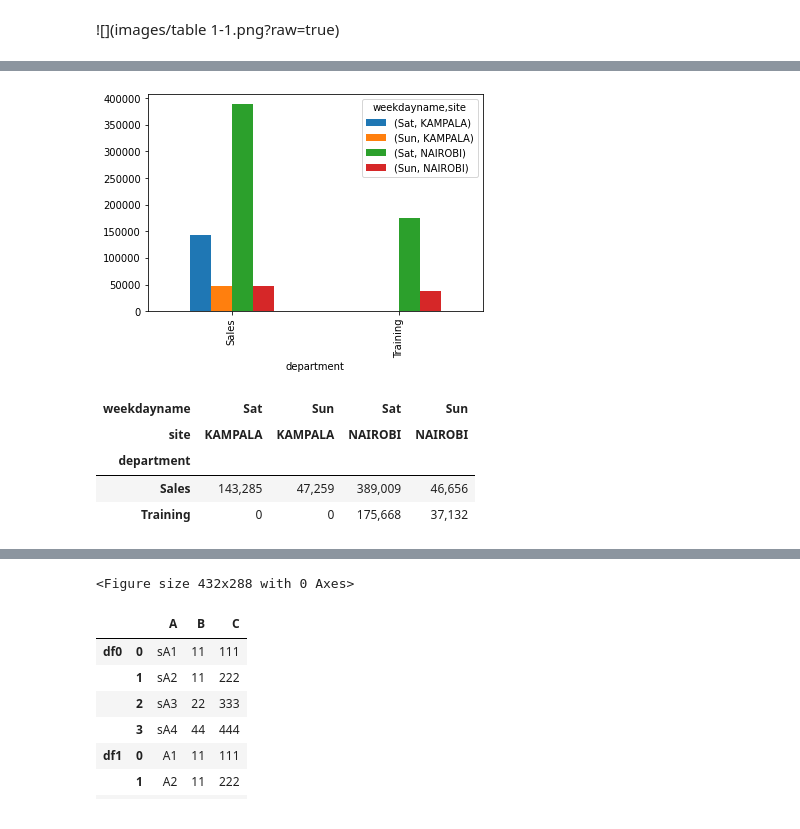
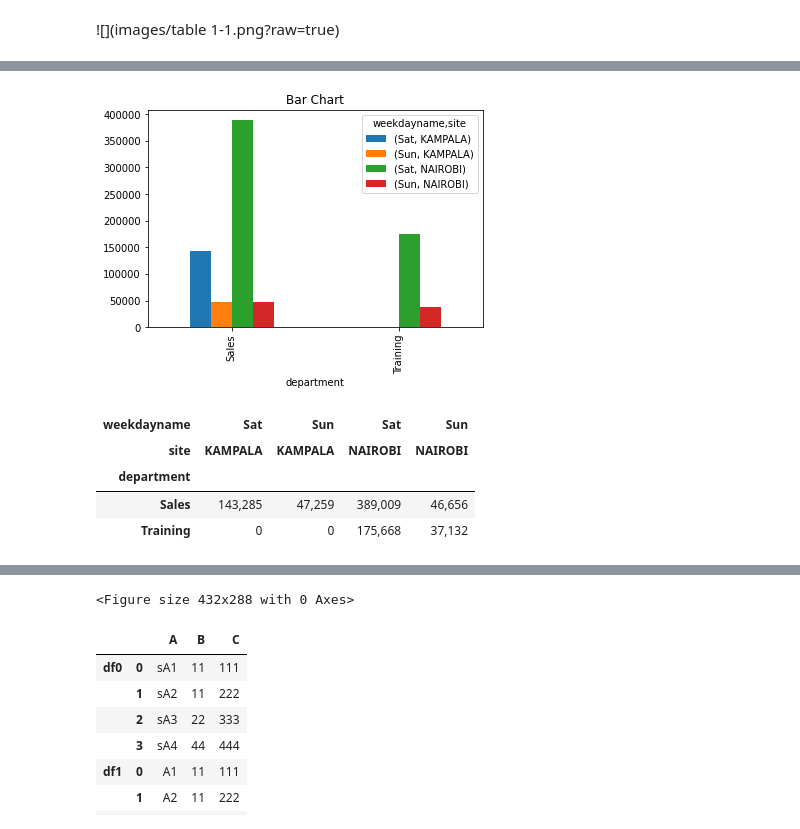
Before and after one commit to rorama/Data-Science-with-Python-Tips, a Jupyter notebook: tips_pandas.ipynb, the cells around one changed output, grey strips where cells are left out. Saved outputs shown, nothing was run; the diff lists cells and outputs as text; code cells hidden in the pictures.

```diff
--- a/tips_pandas.ipynb
+++ b/tips_pandas.ipynb
@@ -43,7 +43,7 @@ def format_df(df, caption=''):
 
     df.set_table_styles([{'selector':'','props':[('border','4px solid grey !important')]}], overwrite=False) #outer border
     df.set_table_styles([{'selector':'td, th','props':[('vertical-align', 'top'), ('width', '100px')]}], overwrite=False)
-    df.set_table_styles([{'selector':'th, .col_heading, .row_heading, .index_name', 'props':[('background-color', '#E0F5F8'), ('text-align', 'center'), ('padding-right', '0em')]}], overwrite=False)
+    df.set_table_styles([{'selector':'th, .col_heading, .row_heading, .index_name', 'props':[('background-color', 'white'), ('color', 'darkblue'), ('font-size', '14px'), ('font-style', 'italic'), ('text-align', 'center'), ('padding-right', '0em')]}], overwrite=False) # #E0F5F8
     df.set_table_styles([{'selector':'caption','props':[('font-size', '18px'), ('color', 'red'), ('caption-side', 'top')]}], overwrite=False)
 
     def zeros(val):
@@ -57,7 +57,7 @@ def format_df(df, caption=''):
 
     def highlight_totals(s):
         # and s is not a subtotal (not in mask_totals)
-        return  'background-color: #E0F5F8; border-top: 1px solid black; border-bottom: 1px solid black; font-size: 14px; font-weight: bold; opacity: 100%;'
+        return  'background-color: #eeebeb; border-top: 1px solid black; border-bottom: 1px solid black; font-size: 14px; font-weight: bold; opacity: 100%;' # #E0F5F8
     df.applymap(highlight_totals, subset=pd.IndexSlice[mask_totals, :])
 
     return df
@@ -269,35 +269,35 @@ def report_telephone_logs():
     df = read_telephone_logs()
     df_raw = df.copy()
     df.head(10)
     df.tail(10)
     df['telco'].unique()
 
     #convert column data types
     df['calldate'] = pd.to_datetime(df['calldate'], format='%Y-%m-%d %H:%M:%S')
     df['country_tel_code'] = df['country_tel_code'].apply(str)
 
     df['weekdayname'] = df.apply(lambda row: row['calldate'].strftime('%a'), axis = 1)
 
     #process data
     weekends = df['calldate'].apply(lambda x: x.weekday()).isin([5,6])
     df = df.loc[weekends] #calls made over weekends
     df.set_index('calldate', drop=True, inplace=True)
 
     df.index = df.index.weekday #day of week
 
     df = df.groupby(['weekdayname', 'site', 'department'], sort=False)['duration'].sum().unstack(['weekdayname', 'site']) #.loc[:, 'duration']
-    df.plot(kind='bar', subplots=False)
+    df.plot(kind='bar', subplots=False, title='Bar Chart')
     plt.show()
     plt.clf() #clear
     #plt.cla() #clear
     display(HTML(format_df(df.fillna(0)).render()))
     df_raw_formatted = format_df(df_raw.drop(columns=['pin_code', 'src', 'dest']).fillna('').iloc[:10]) #minus 'pin_code', 'src', 'dest'
     display(HTML(df_raw_formatted.render())) #important for Styler, otherwise you cannot just print
     #display(HTML(df_raw_formatted))
 
 report_telephone_logs()
 # %% [output]
-[figure, old version]
+[figure, new version]
 | weekdayname | Sat | Sun | Sat | Sun |
 | site | KAMPALA | KAMPALA | NAIROBI | NAIROBI |
 | department |  |  |  |  |
```
Also changed, not shown: parts of 2 cells of this notebook.
